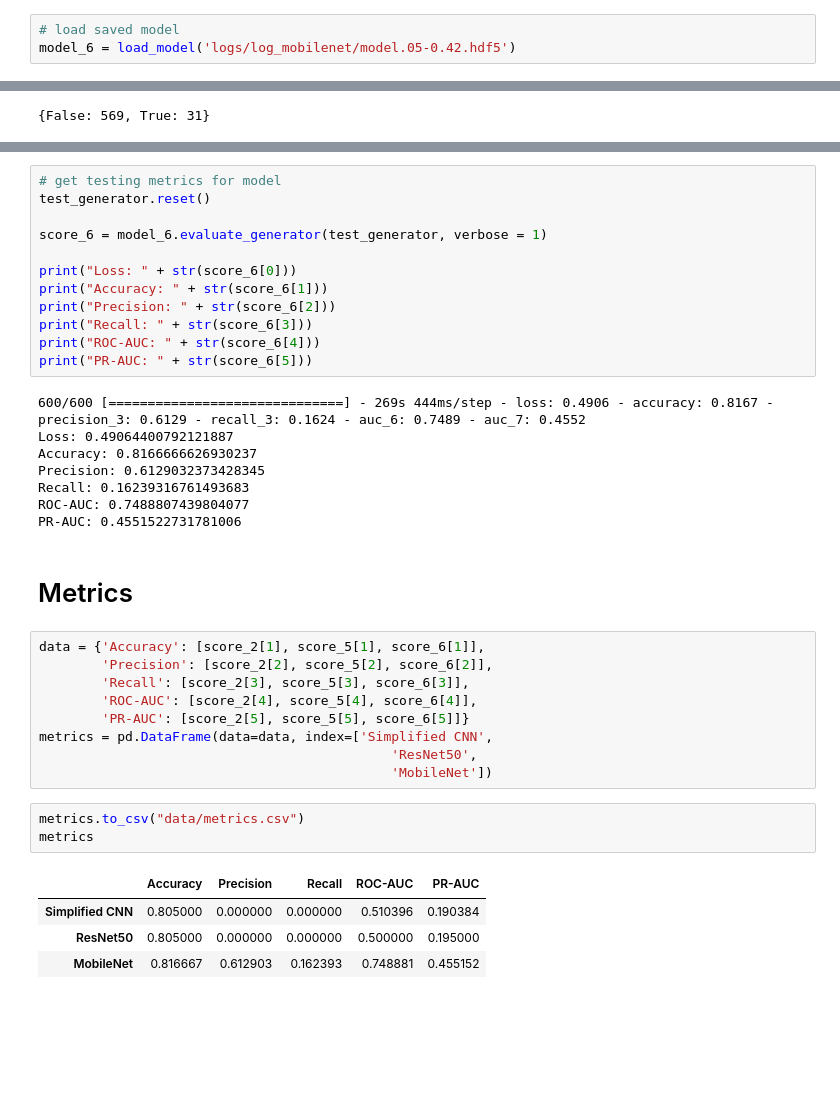
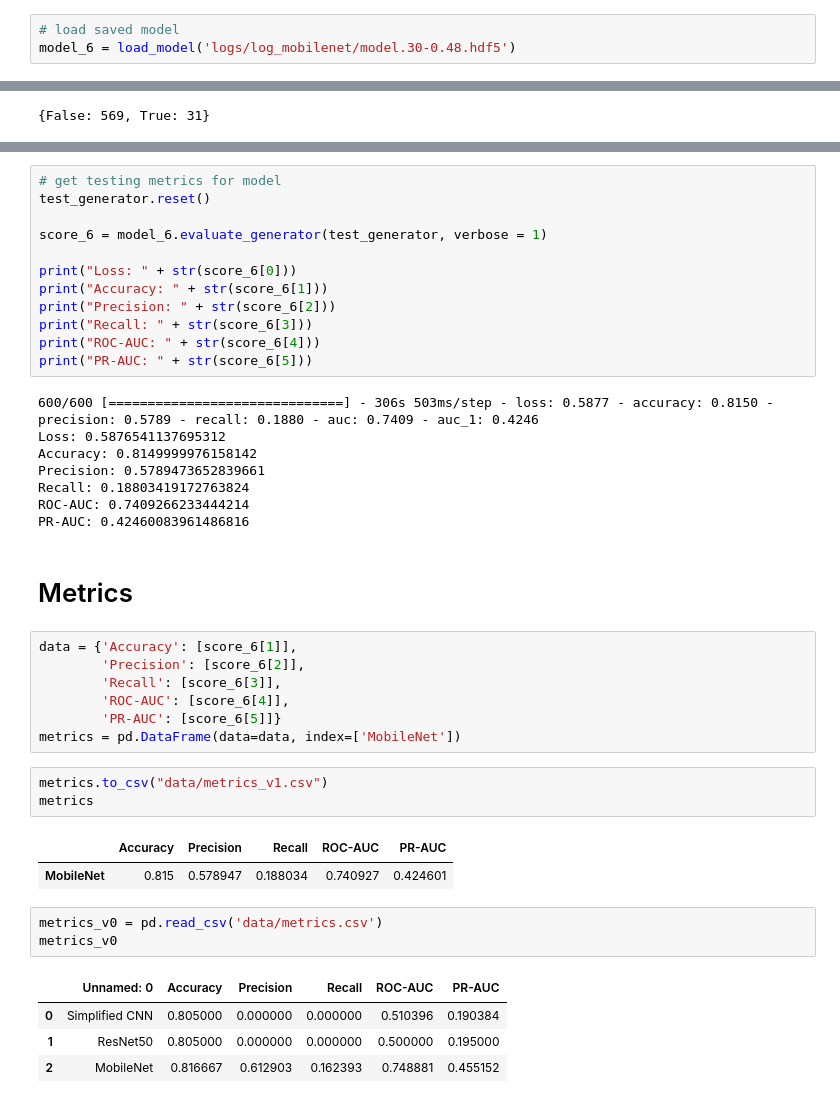
Before and after one commit to roagabriel/ImageClassificationISIC-2017, a Jupyter notebook: notebook.ipynb, the cells around one changed output, grey strips where cells are left out. Cells and saved outputs as stored; diff of their text form; blank space fills up the shorter version.

```diff
--- a/notebook.ipynb
+++ b/notebook.ipynb
@@ -706,7 +785,7 @@ PR-AUC: 0.19499999284744263
 ## MobileNet Architecture
 # %%
 # load saved model
-model_6 = load_model('logs/log_mobilenet/model.05-0.42.hdf5')
+model_6 = load_model('logs/log_mobilenet/model.30-0.48.hdf5')
 # %%
 # display loss and accuracy graphs from training
 history_mobi = pd.read_csv("logs/log_mobilenet/log.csv")
@@ -792,29 +871,33 @@ print("Recall: " + str(score_6[3]))
 print("ROC-AUC: " + str(score_6[4]))
 print("PR-AUC: " + str(score_6[5]))
 # %% [output]
-600/600 [==============================] - 269s 444ms/step - loss: 0.4906 - accuracy: 0.8167 - precision_3: 0.6129 - recall_3: 0.1624 - auc_6: 0.7489 - auc_7: 0.4552
-Loss: 0.49064400792121887
-Accuracy: 0.8166666626930237
-Precision: 0.6129032373428345
-Recall: 0.16239316761493683
-ROC-AUC: 0.7488807439804077
-PR-AUC: 0.4551522731781006
+600/600 [==============================] - 306s 503ms/step - loss: 0.5877 - accuracy: 0.8150 - precision: 0.5789 - recall: 0.1880 - auc: 0.7409 - auc_1: 0.4246
+Loss: 0.5876541137695312
+Accuracy: 0.8149999976158142
+Precision: 0.5789473652839661
+Recall: 0.18803419172763824
+ROC-AUC: 0.7409266233444214
+PR-AUC: 0.42460083961486816
 # %% [markdown]
 # Metrics
 # %%
-data = {'Accuracy': [score_2[1], score_5[1], score_6[1]],
-        'Precision': [score_2[2], score_5[2], score_6[2]],
-        'Recall': [score_2[3], score_5[3], score_6[3]],
-        'ROC-AUC': [score_2[4], score_5[4], score_6[4]],
-        'PR-AUC': [score_2[5], score_5[5], score_6[5]]}
-metrics = pd.DataFrame(data=data, index=['Simplified CNN',
-                                             'ResNet50',
-                                             'MobileNet'])
+data = {'Accuracy': [score_6[1]],
+        'Precision': [score_6[2]],
+        'Recall': [score_6[3]],
+        'ROC-AUC': [score_6[4]],
+        'PR-AUC': [score_6[5]]}
+metrics = pd.DataFrame(data=data, index=['MobileNet'])
 # %%
-metrics.to_csv("data/metrics.csv")
+metrics.to_csv("data/metrics_v1.csv")
 metrics
 # %% [output]
 |  | Accuracy | Precision | Recall | ROC-AUC | PR-AUC |
-| Simplified CNN | 0.805000 | 0.000000 | 0.000000 | 0.510396 | 0.190384 |
-| ResNet50 | 0.805000 | 0.000000 | 0.000000 | 0.500000 | 0.195000 |
-| MobileNet | 0.816667 | 0.612903 | 0.162393 | 0.748881 | 0.455152 |
+| MobileNet | 0.815 | 0.578947 | 0.188034 | 0.740927 | 0.424601 |
+# %%
+metrics_v0 = pd.read_csv('data/metrics.csv')
+metrics_v0
+# %% [output]
+|  | Unnamed: 0 | Accuracy | Precision | Recall | ROC-AUC | PR-AUC |
+| 0 | Simplified CNN | 0.805000 | 0.000000 | 0.000000 | 0.510396 | 0.190384 |
+| 1 | ResNet50 | 0.805000 | 0.000000 | 0.000000 | 0.500000 | 0.195000 |
+| 2 | MobileNet | 0.816667 | 0.612903 | 0.162393 | 0.748881 | 0.455152 |
```
Also changed, not shown: parts of 19 cells of this notebook, 3 other files.
